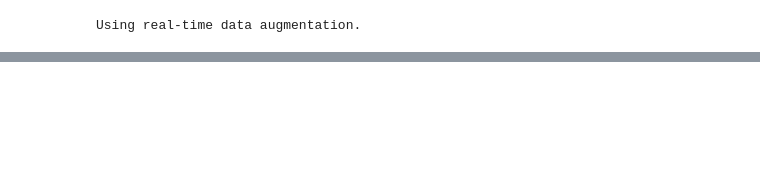
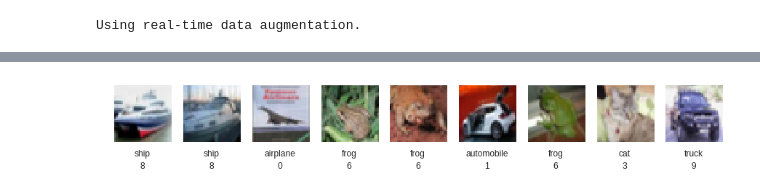
Before and after one commit to patrickcgray/deep_learning_ecology, a Jupyter notebook: cifar10_cnn.ipynb, the cells around one changed output, grey strips where cells are left out. Saved outputs shown, nothing was run; the diff lists cells and outputs as text; code cells hidden in the pictures; blank space fills up the shorter version.

```diff
--- a/cifar10_cnn.ipynb
+++ b/cifar10_cnn.ipynb
@@ -17,7 +17,7 @@ Using TensorFlow backend.
 # %%
 batch_size = 32
 num_classes = 10
-epochs = 100
+epochs = 20
 data_augmentation = True
 num_predictions = 20
 save_dir = os.path.join(os.getcwd(), 'saved_models')
@@ -181,0 +174,19 @@ Test accuracy: 0.6395
+# %%
+class_mapping = {0 : "airplane", 1 : "automobile", 2 : "bird", 3 : "cat", 4 : "deer", 5 : "dog", 6 : "frog", 7 : "horse", 8 : "ship", 9 : "truck"}
+
+w=10
+h=10
+fig=plt.figure(figsize=(15, 15))
+columns = 9
+rows = 1
+labels = np.argmax(model.predict(x_test[1:11]), axis=1)
+for i in range(1, columns*rows+1):
+    fig.add_subplot(rows, columns, i)
+    plt.imshow(x_test[i].reshape((32, 32, 3)))
+    plt.axis('off')
+    plt.text(15,38, class_mapping[labels[i-1]],  horizontalalignment='center', verticalalignment='center')
+    plt.text(15,45, labels[i-1],  horizontalalignment='center', verticalalignment='center')
+
+plt.show()
+# %% [output]
+[figure, added]
```
Also changed, not shown: parts of 5 cells of this notebook.
